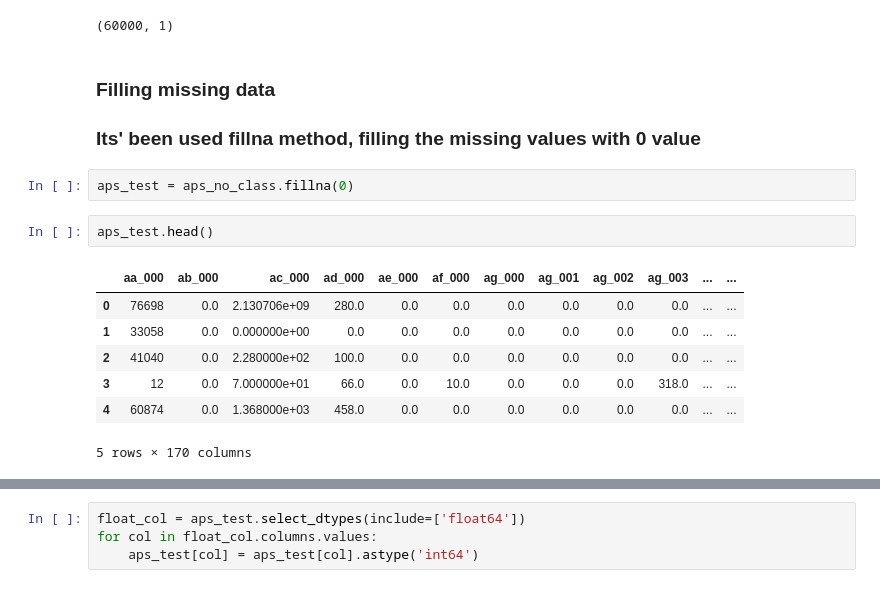
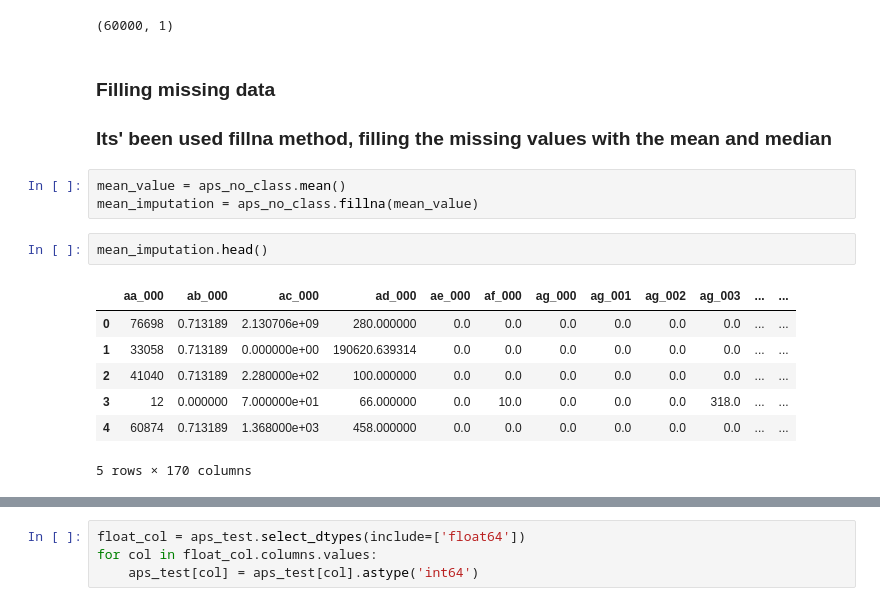
Before and after one commit to TatiHelena/DataPreparation, a Jupyter notebook: TatianeHelenAlves_DPrepHDip_CA1.ipynb, the cells around one changed output, grey strips where cells are left out. Cells and saved outputs as stored; diff of their text form.

Commit message:
Test_training

```diff
--- a/TatianeHelenAlves_DPrepHDip_CA1.ipynb
+++ b/TatianeHelenAlves_DPrepHDip_CA1.ipynb
@@ -162,16 +152,17 @@ new_df.shape
 (60000, 1)
 # %% [markdown]
 ### Filling missing data
-### Its' been used fillna method, filling the missing values with 0 value
+### Its' been used fillna method, filling the missing values with the mean and median
-# %%
-aps_test = aps_no_class.fillna(0)
+# %%
+mean_value = aps_no_class.mean()
+mean_imputation = aps_no_class.fillna(mean_value)
 # %%
-aps_test.head()
+mean_imputation.head()
 # %% [output]
 |  | aa_000 | ab_000 | ac_000 | ad_000 | ae_000 | af_000 | ag_000 | ag_001 | ag_002 | ag_003 | ... | ... |
-| 0 | 76698 | 0.0 | 2.130706e+09 | 280.0 | 0.0 | 0.0 | 0.0 | 0.0 | 0.0 | 0.0 | ... | ... |
-| 1 | 33058 | 0.0 | 0.000000e+00 | 0.0 | 0.0 | 0.0 | 0.0 | 0.0 | 0.0 | 0.0 | ... | ... |
-| 2 | 41040 | 0.0 | 2.280000e+02 | 100.0 | 0.0 | 0.0 | 0.0 | 0.0 | 0.0 | 0.0 | ... | ... |
-| 3 | 12 | 0.0 | 7.000000e+01 | 66.0 | 0.0 | 10.0 | 0.0 | 0.0 | 0.0 | 318.0 | ... | ... |
-| 4 | 60874 | 0.0 | 1.368000e+03 | 458.0 | 0.0 | 0.0 | 0.0 | 0.0 | 0.0 | 0.0 | ... | ... |
+| 0 | 76698 | 0.713189 | 2.130706e+09 | 280.000000 | 0.0 | 0.0 | 0.0 | 0.0 | 0.0 | 0.0 | ... | ... |
+| 1 | 33058 | 0.713189 | 0.000000e+00 | 190620.639314 | 0.0 | 0.0 | 0.0 | 0.0 | 0.0 | 0.0 | ... | ... |
+| 2 | 41040 | 0.713189 | 2.280000e+02 | 100.000000 | 0.0 | 0.0 | 0.0 | 0.0 | 0.0 | 0.0 | ... | ... |
+| 3 | 12 | 0.000000 | 7.000000e+01 | 66.000000 | 0.0 | 10.0 | 0.0 | 0.0 | 0.0 | 318.0 | ... | ... |
+| 4 | 60874 | 0.713189 | 1.368000e+03 | 458.000000 | 0.0 | 0.0 | 0.0 | 0.0 | 0.0 | 0.0 | ... | ... |
 5 rows × 170 columns
```
Also changed, not shown: parts of 27 cells of this notebook.
